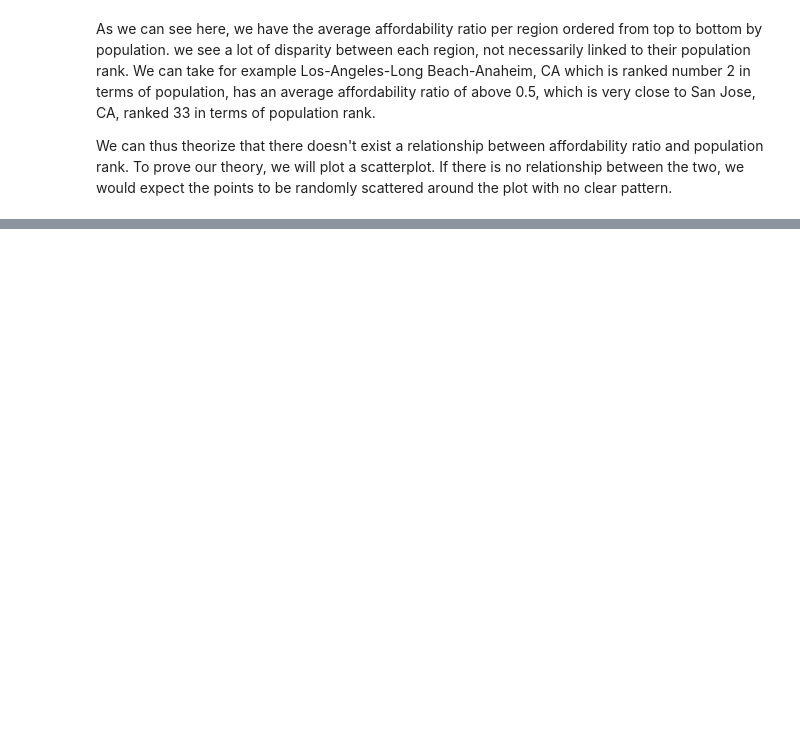
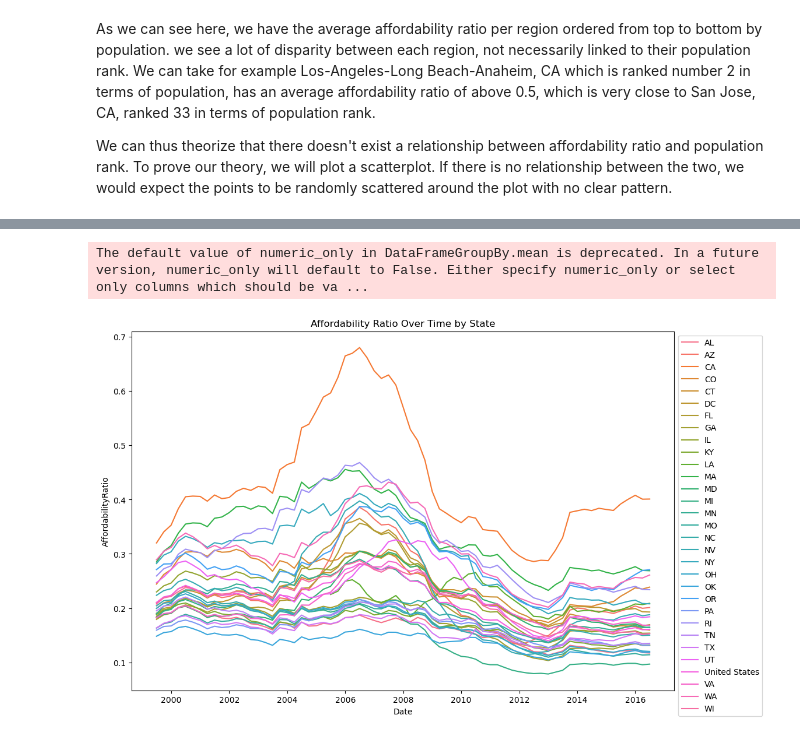
Before and after one commit to ubco-W2022T2-data301/project-group-therealgroup30, a Jupyter notebook: analysis/analysisAlrick.ipynb, the cells around one changed output, grey strips where cells are left out. Cells and saved outputs as stored; diff of their text form; code cells hidden in the pictures; blank space fills up the shorter version.

```diff
--- a/analysis/analysisAlrick.ipynb
+++ b/analysis/analysisAlrick.ipynb
@@ -237,0 +183,10 @@ As we can see in this first exploratory data analysis, California seems to be th
+# %%
+statesGroup = pt.loadSortByStateLine(dataPath)
+plt.figure(figsize=(12, 8))
+sns.lineplot(data=statesGroup, x='Date', y='AffordabilityRatio', hue='State')
+plt.title("Affordability Ratio Over Time by State")
+plt.legend(bbox_to_anchor=(1, 1), loc='upper left')
+plt.show()
+# %% [output]
+The default value of numeric_only in DataFrameGroupBy.mean is deprecated. In a future version, numeric_only will default to False. Either specify numeric_only or select only columns which should be va ...
+[figure, added]
```
Also changed, not shown: parts of 23 cells of this notebook, 1 other file.
